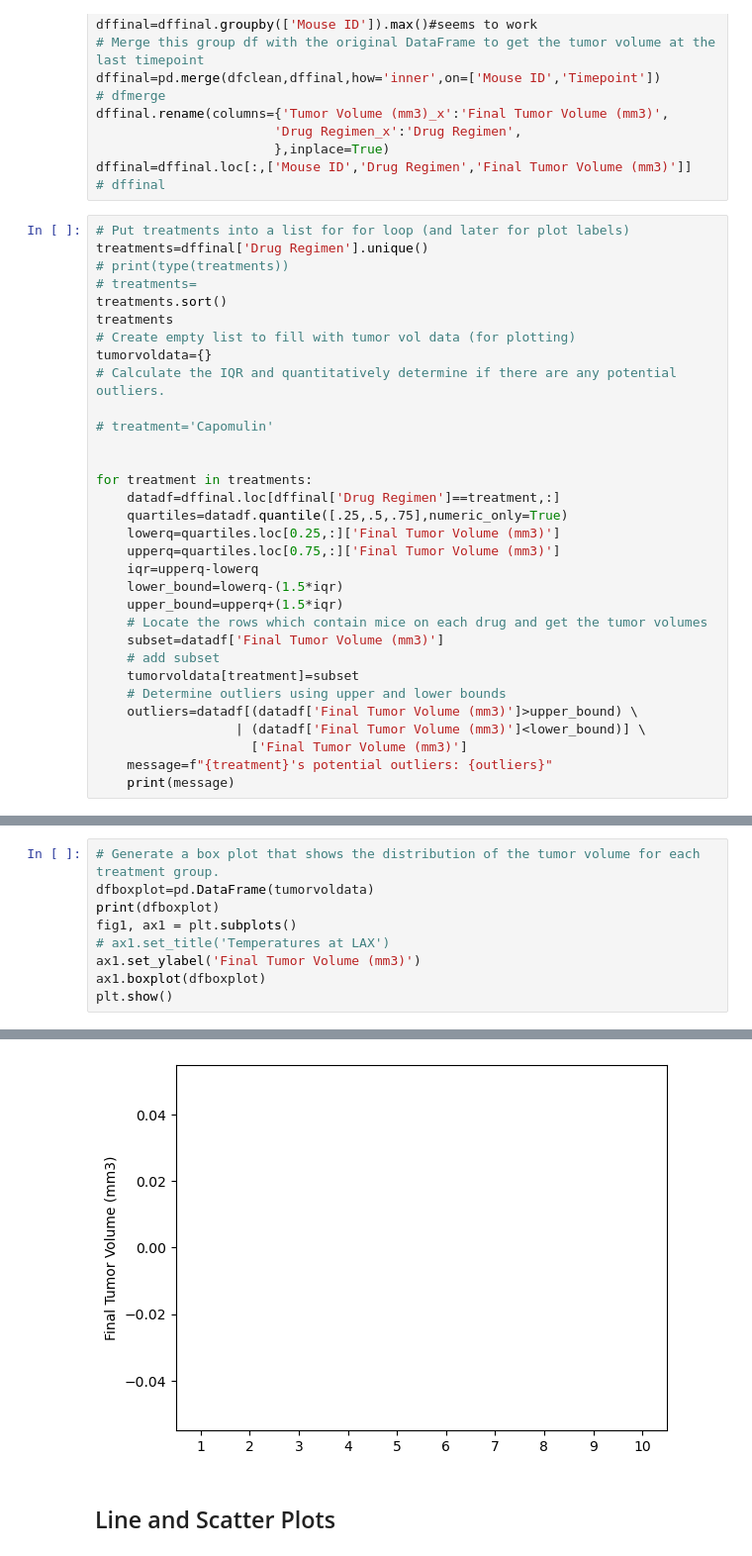
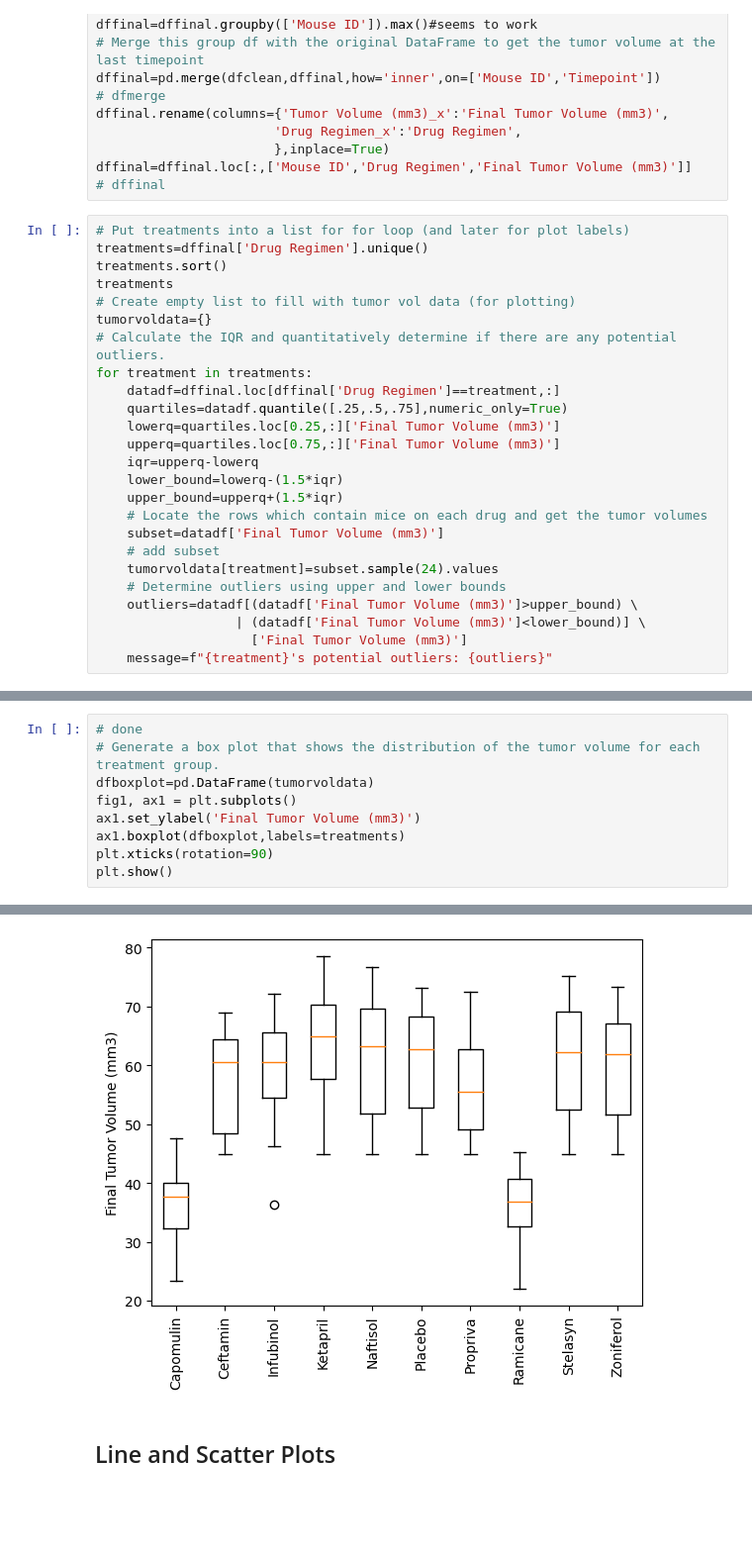
Before and after one commit to rerick999/challenge_05, a Jupyter notebook: Pymaceuticals/challenge_05.ipynb, the cells around one changed output, grey strips where cells are left out. Shown at 99% size. Saved outputs shown, nothing was run; the diff lists cells and outputs as text; blank space fills up the shorter version.

```diff
--- a/Pymaceuticals/challenge_05.ipynb
+++ b/Pymaceuticals/challenge_05.ipynb
@@ -239,17 +232,11 @@ dffinal=dffinal.loc[:,['Mouse ID','Drug Regimen','Final Tumor Volume (mm3)']]
 # %%
 # Put treatments into a list for for loop (and later for plot labels)
 treatments=dffinal['Drug Regimen'].unique()
-# print(type(treatments))
-# treatments=
 treatments.sort()
 treatments
 # Create empty list to fill with tumor vol data (for plotting)
 tumorvoldata={}
 # Calculate the IQR and quantitatively determine if there are any potential outliers.
-
-# treatment='Capomulin'
-
-
 for treatment in treatments:
     datadf=dffinal.loc[dffinal['Drug Regimen']==treatment,:]
     quartiles=datadf.quantile([.25,.5,.75],numeric_only=True)
@@ -261,10 +248,9 @@ for treatment in treatments:
     # Locate the rows which contain mice on each drug and get the tumor volumes
     subset=datadf['Final Tumor Volume (mm3)']
     # add subset
-    tumorvoldata[treatment]=subset
+    tumorvoldata[treatment]=subset.sample(24).values
     # Determine outliers using upper and lower bounds
     outliers=datadf[(datadf['Final Tumor Volume (mm3)']>upper_bound) \
                   | (datadf['Final Tumor Volume (mm3)']<lower_bound)] \
                     ['Final Tumor Volume (mm3)']
     message=f"{treatment}'s potential outliers: {outliers}"
-    print(message)
@@ -285,10 +257,10 @@ Zoniferol's potential outliers: Series([], Name: Final Tumor Volume (mm3), dtype
 # %%
+# done
 # Generate a box plot that shows the distribution of the tumor volume for each treatment group.
 dfboxplot=pd.DataFrame(tumorvoldata)
-print(dfboxplot)
 fig1, ax1 = plt.subplots()
-# ax1.set_title('Temperatures at LAX')
 ax1.set_ylabel('Final Tumor Volume (mm3)')
-ax1.boxplot(dfboxplot)
+ax1.boxplot(dfboxplot,labels=treatments)
+plt.xticks(rotation=90)
 plt.show()
 # %% [output]
@@ -312,4 +267,4 @@ plt.show()
-[figure, old version]
+[figure, new version]
 # %% [markdown]
 ## Line and Scatter Plots
 # %%
```
Also changed, not shown: parts of 6 cells of this notebook.
